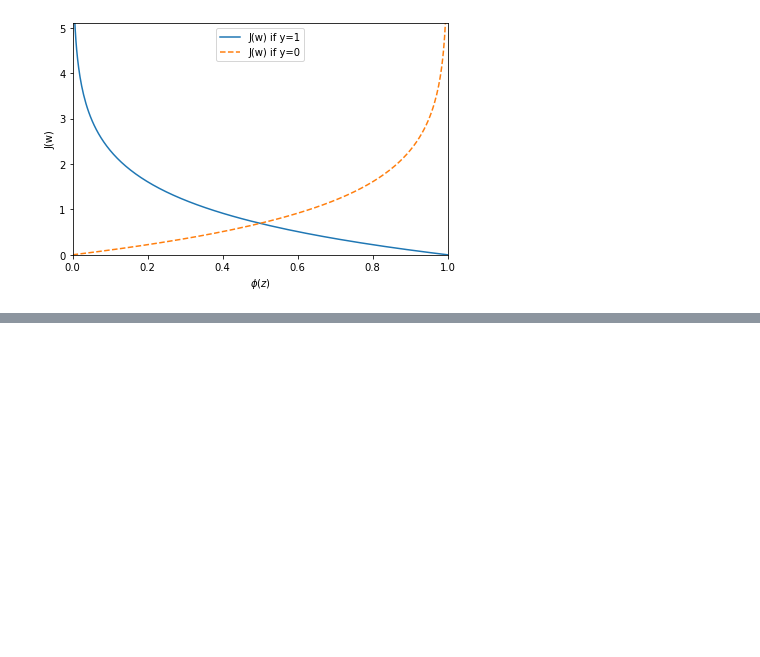
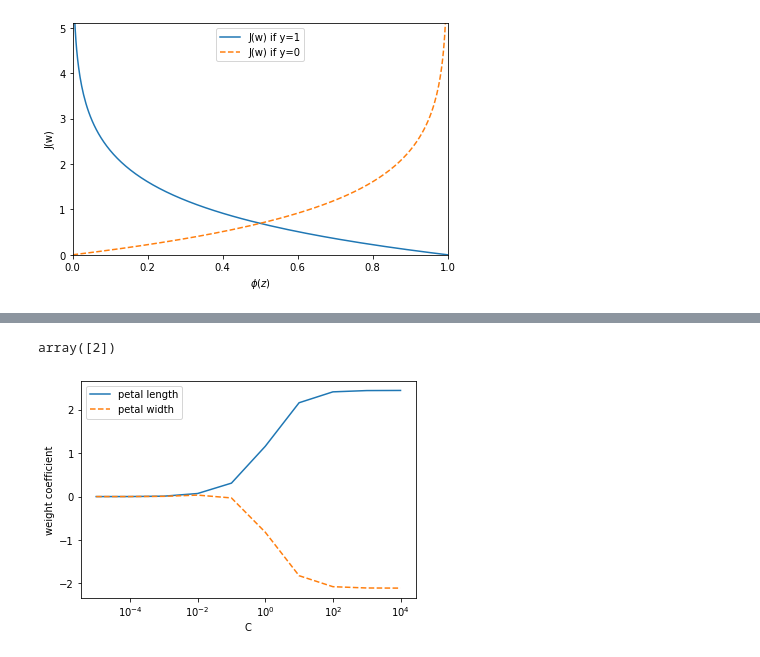
Before and after one commit to slevgolo/book-python-machine-learning, a Jupyter notebook: application/app/Chapter3/ch3.ipynb, the cells around one changed output, grey strips where cells are left out. Cells and saved outputs as stored; diff of their text form; code cells hidden in the pictures; blank space fills up the shorter version.

```diff
--- a/application/app/Chapter3/ch3.ipynb
+++ b/application/app/Chapter3/ch3.ipynb
@@ -219,0 +272,22 @@ plt.show()
+# %%
+# predict single row
+lr_ovr.predict(X_test_std[0, :].reshape(1, -1))
+# %% [output]
+array([2])
+# %%
+weights, params = [], []
+for c in np.arange(-5, 5):
+    lr = LogisticRegression(C=10.**c, random_state=1, solver='lbfgs', multi_class='ovr')
+    lr.fit(X_train_std, y_train)
+    weights.append(lr.coef_[1])
+    params.append(10.**c)
+weights = np.array(weights)
+plt.plot(params, weights[:, 0], label='petal length')
+plt.plot(params, weights[:, 1], linestyle='--', label='petal width')
+plt.ylabel('weight coefficient')
+plt.xlabel('C')
+plt.legend(loc='upper left')
+plt.xscale('log')
+plt.show()
+# %% [output]
+[figure, added]
```
Also changed, not shown: parts of 4 cells of this notebook.
